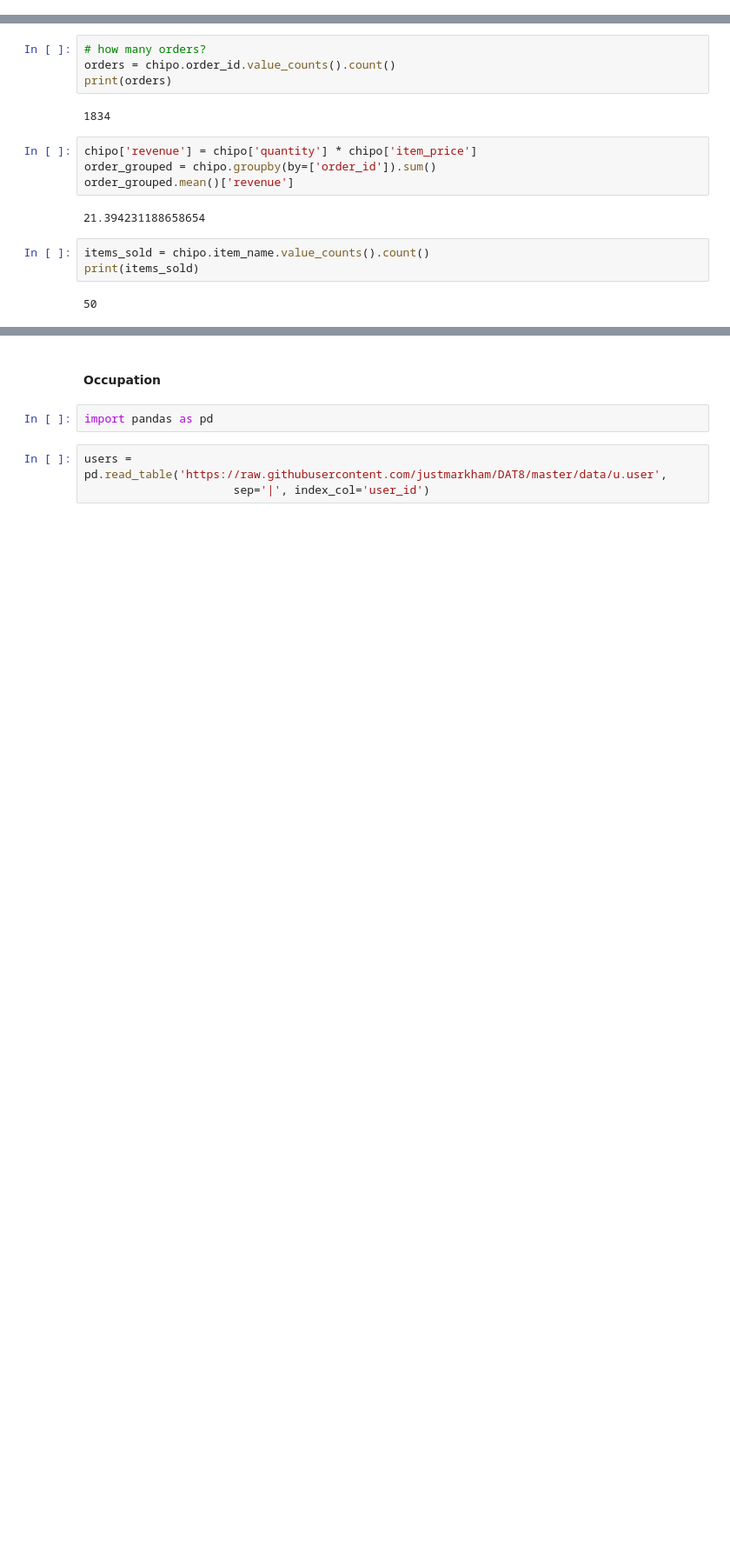
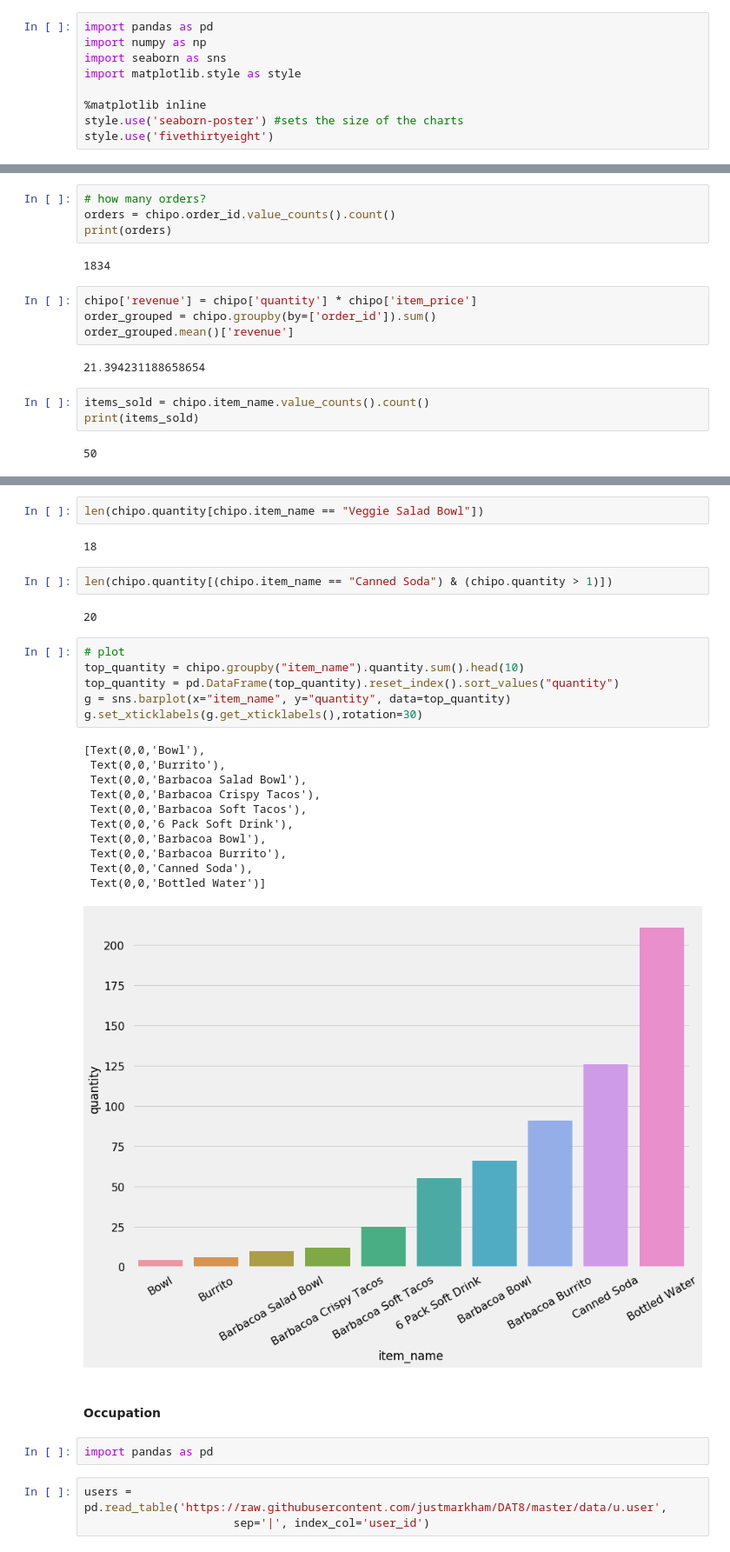
Before and after one commit to rlavelli/pyPie, a Jupyter notebook: pandas_exercises.ipynb, the cells around one changed output, grey strips where cells are left out. Shown at 87% size. Cells and saved outputs as stored; diff of their text form; blank space fills up the shorter version.

```diff
--- a/pandas_exercises.ipynb
+++ b/pandas_exercises.ipynb
@@ -9,3 +6,12 @@ import numpy as np
+# %%
+import pandas as pd
+import numpy as np
+import seaborn as sns
+import matplotlib.style as style
+
+%matplotlib inline
+style.use('seaborn-poster') #sets the size of the charts
+style.use('fivethirtyeight')
 # %%
 url = 'https://raw.githubusercontent.com/justmarkham/DAT8/master/data/chipotle.tsv'
 # %%
@@ -103,3 +139,29 @@ print(items_sold)
+# %%
+len(chipo.quantity[chipo.item_name == "Veggie Salad Bowl"])
+# %% [output]
+18
+# %%
+len(chipo.quantity[(chipo.item_name == "Canned Soda") & (chipo.quantity > 1)])
+# %% [output]
+20
+# %%
+# plot
+top_quantity = chipo.groupby("item_name").quantity.sum().head(10)
+top_quantity = pd.DataFrame(top_quantity).reset_index().sort_values("quantity")
+g = sns.barplot(x="item_name", y="quantity", data=top_quantity)
+g.set_xticklabels(g.get_xticklabels(),rotation=30)
+# %% [output]
+[Text(0,0,'Bowl'),
+ Text(0,0,'Burrito'),
+ Text(0,0,'Barbacoa Salad Bowl'),
+ Text(0,0,'Barbacoa Crispy Tacos'),
+ Text(0,0,'Barbacoa Soft Tacos'),
+ Text(0,0,'6 Pack Soft Drink'),
+ Text(0,0,'Barbacoa Bowl'),
+ Text(0,0,'Barbacoa Burrito'),
+ Text(0,0,'Canned Soda'),
+ Text(0,0,'Bottled Water')]
+[figure, added]
 # %% [markdown]
 #### Occupation
 # %%
```
Also changed, not shown: parts of 11 cells of this notebook.
